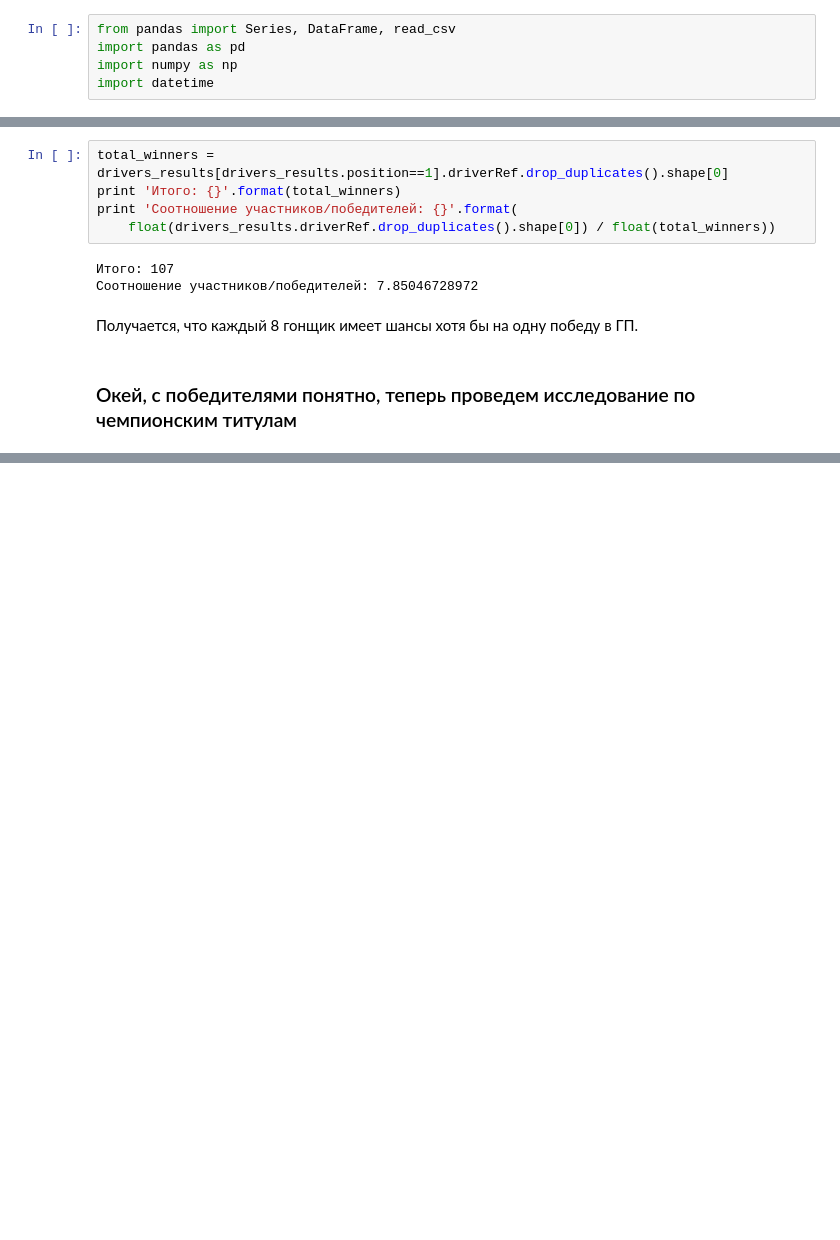
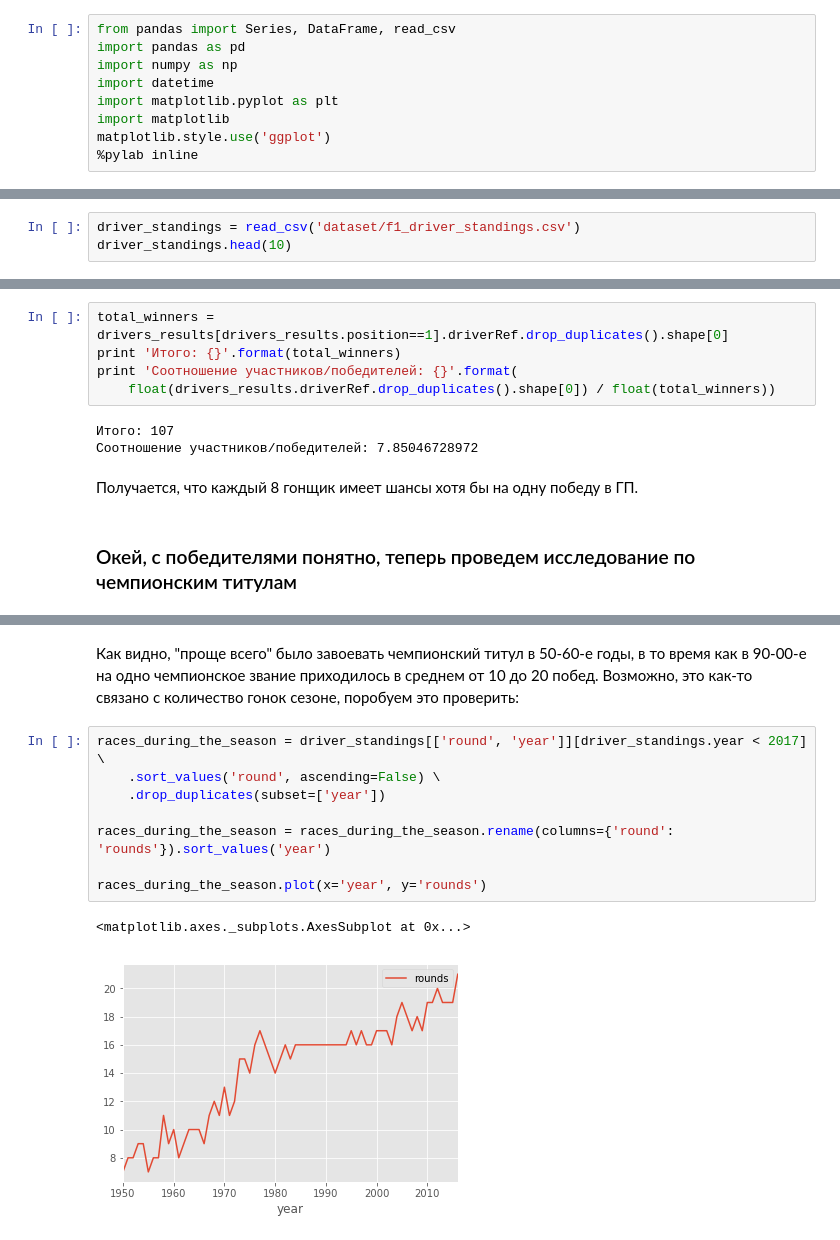
Before and after one commit to AndrewLrrr/otus-python, a Jupyter notebook: hw8/Formula-one-historical-analysis.ipynb, the cells around one changed output, grey strips where cells are left out. Saved outputs shown, nothing was run; the diff lists cells and outputs as text; blank space fills up the shorter version.

Commit message:
Drivers analysis is done

```diff
--- a/hw8/Formula-one-historical-analysis.ipynb
+++ b/hw8/Formula-one-historical-analysis.ipynb
@@ -5,3 +5,7 @@ from pandas import Series, DataFrame, read_csv
 import pandas as pd
 import numpy as np
 import datetime
+import matplotlib.pyplot as plt
+import matplotlib
+matplotlib.style.use('ggplot')
+%pylab inline
@@ -7,0 +98,3 @@ import datetime
+# %%
+driver_standings = read_csv('dataset/f1_driver_standings.csv')
+driver_standings.head(10)
@@ -221,0 +409,13 @@ print 'Соотношение участников/победителей: {}'.f
+# %% [markdown]
+Как видно, "проще всего" было завоевать чемпионский титул в 50-60-е годы, в то время как в 90-00-е на одно чемпионское звание приходилось в среднем от 10 до 20 побед. Возможно, это как-то связано с количество гонок сезоне, поробуем это проверить:
+# %%
+races_during_the_season = driver_standings[['round', 'year']][driver_standings.year < 2017] \
+    .sort_values('round', ascending=False) \
+    .drop_duplicates(subset=['year'])
+
+races_during_the_season = races_during_the_season.rename(columns={'round': 'rounds'}).sort_values('year')
+
+races_during_the_season.plot(x='year', y='rounds')
+# %% [output]
+<matplotlib.axes._subplots.AxesSubplot at 0x...>
+[figure, added]
```
Also changed, not shown: parts of 32 cells of this notebook.
